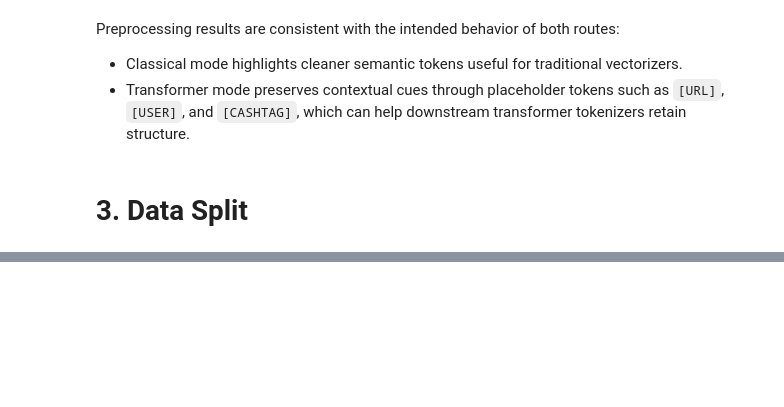
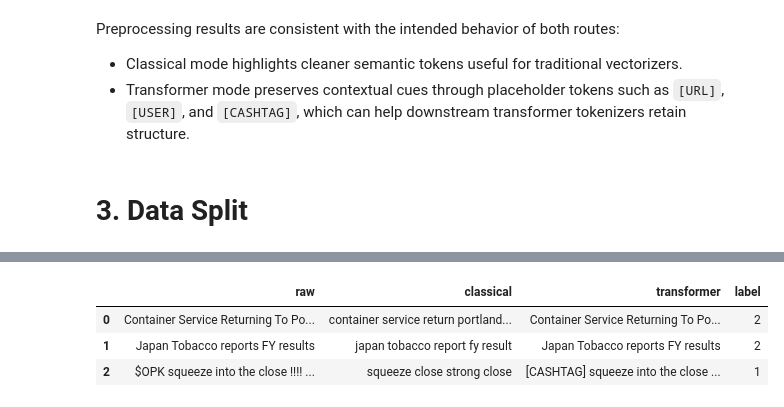
Before and after one commit to joaopavila120/text_mining_project, a Jupyter notebook: notebooks/tm_tests_xx.ipynb, the cells around one changed output, grey strips where cells are left out. Cells and saved outputs as stored; diff of their text form; code cells hidden in the pictures; blank space fills up the shorter version.

```diff
--- a/notebooks/tm_tests_xx.ipynb
+++ b/notebooks/tm_tests_xx.ipynb
@@ -5,15 +5,24 @@ We created specific utils file for each part of the project.
 # %%
 import sys
 import os
+import pickle
 import pandas as pd
-import matplotlib.pyplot as plt
+
+from sklearn.model_selection import train_test_split
 
 SRC_PATH = os.path.abspath(os.path.join(os.getcwd(), "..", "src"))
 if SRC_PATH not in sys.path:
     sys.path.insert(0, SRC_PATH)
 
 from text_mining_utils import (
+    LABEL_MAP,
+    RANDOM_STATE,
+    make_split,
     preprocess_pipeline,
+    evaluate_model,
+    plot_model_confusion_matrix,
+    detect_transformer_device,
+    run_transformer_encoder_experiment,
     # EDA helpers
     plot_class_distribution, plot_tweet_length_distribution,
     plot_wordclouds, plot_top_tokens, show_preprocessing_examples,
@@ -23,6 +32,12 @@ DATA_DIR  = os.path.abspath(os.path.join(os.getcwd(), "..", "data"))
 TRAIN_CSV = os.path.join(DATA_DIR, "train.csv")
 TEST_CSV  = os.path.join(DATA_DIR, "test.csv")
 
+TM_SPLIT_RAW_PATH         = os.path.join(DATA_DIR, "tm_split_raw.pkl")
+TM_SPLIT_CLASSICAL_PATH   = os.path.join(DATA_DIR, "tm_split_classical.pkl")
+TM_SPLIT_TRANSFORMER_PATH = os.path.join(DATA_DIR, "tm_split_transformer.pkl")
+EMBEDDING_CACHE_DIR       = os.path.join(DATA_DIR, "transformer_cache")
+os.makedirs(EMBEDDING_CACHE_DIR, exist_ok=True)
+
 # Load the datasets
 train_df = pd.read_csv(TRAIN_CSV)
 test_df  = pd.read_csv(TEST_CSV)
@@ -187,0 +261,14 @@ Preprocessing results are consistent with the intended behavior of both routes:
+# %%
+pd.DataFrame(
+    {
+        "raw": X_train_raw.head(3).to_list(),
+        "classical": X_train_classical.head(3).to_list(),
+        "transformer": X_train_transformer.head(3).to_list(),
+        "label": y_train.head(3).to_list(),
+    }
+)
+# %% [output]
+|  | raw | classical | transformer | label |
+| 0 | Container Service Returning To Po... | container service return portland... | Container Service Returning To Po... | 2 |
+| 1 | Japan Tobacco reports FY results | japan tobacco report fy result | Japan Tobacco reports FY results | 2 |
+| 2 | $OPK squeeze into the close !!!! ... | squeeze close strong close | [CASHTAG] squeeze into the close ... | 1 |
```
Also changed, not shown: parts of 12 cells of this notebook, 1 other file.
